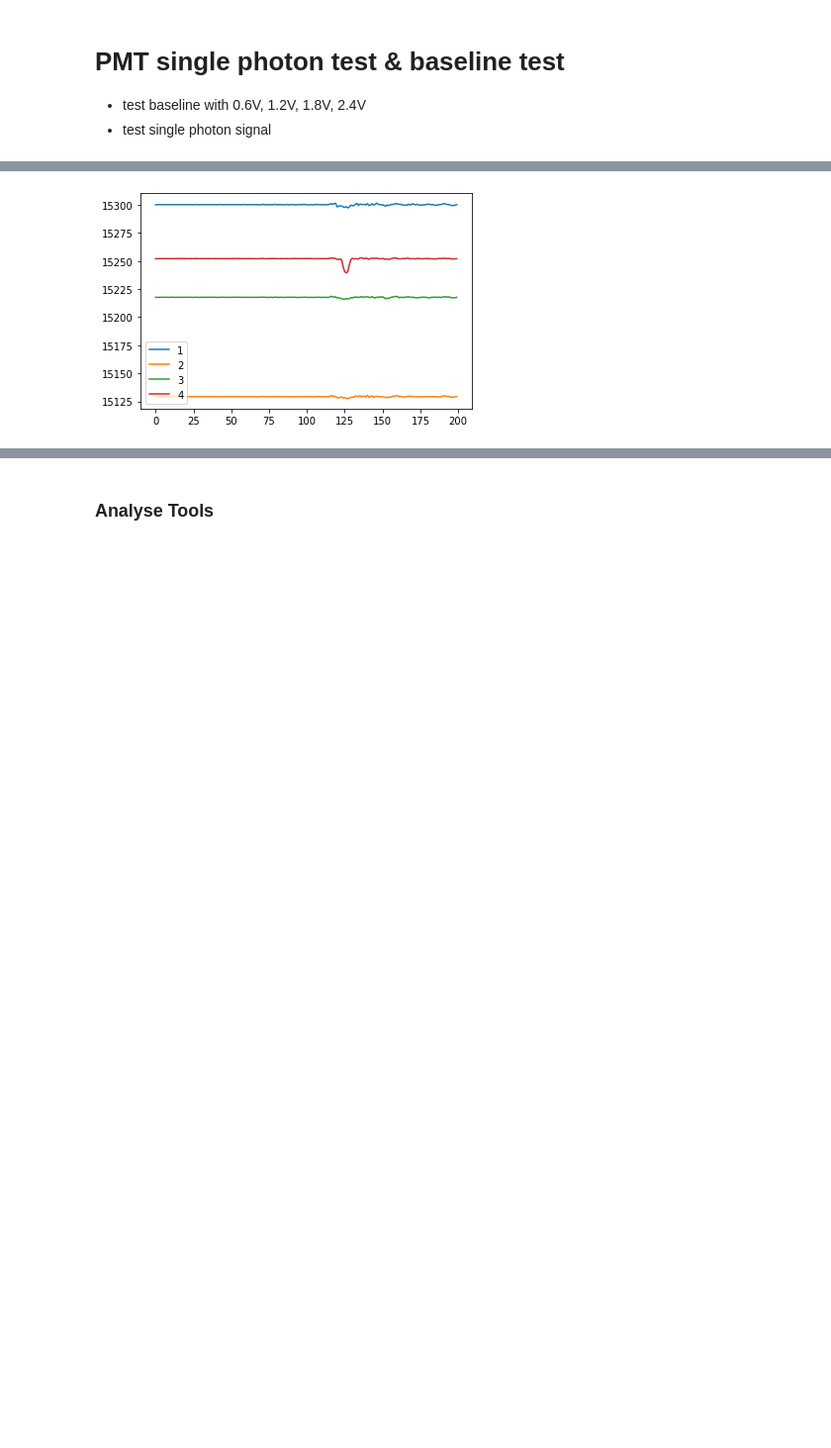
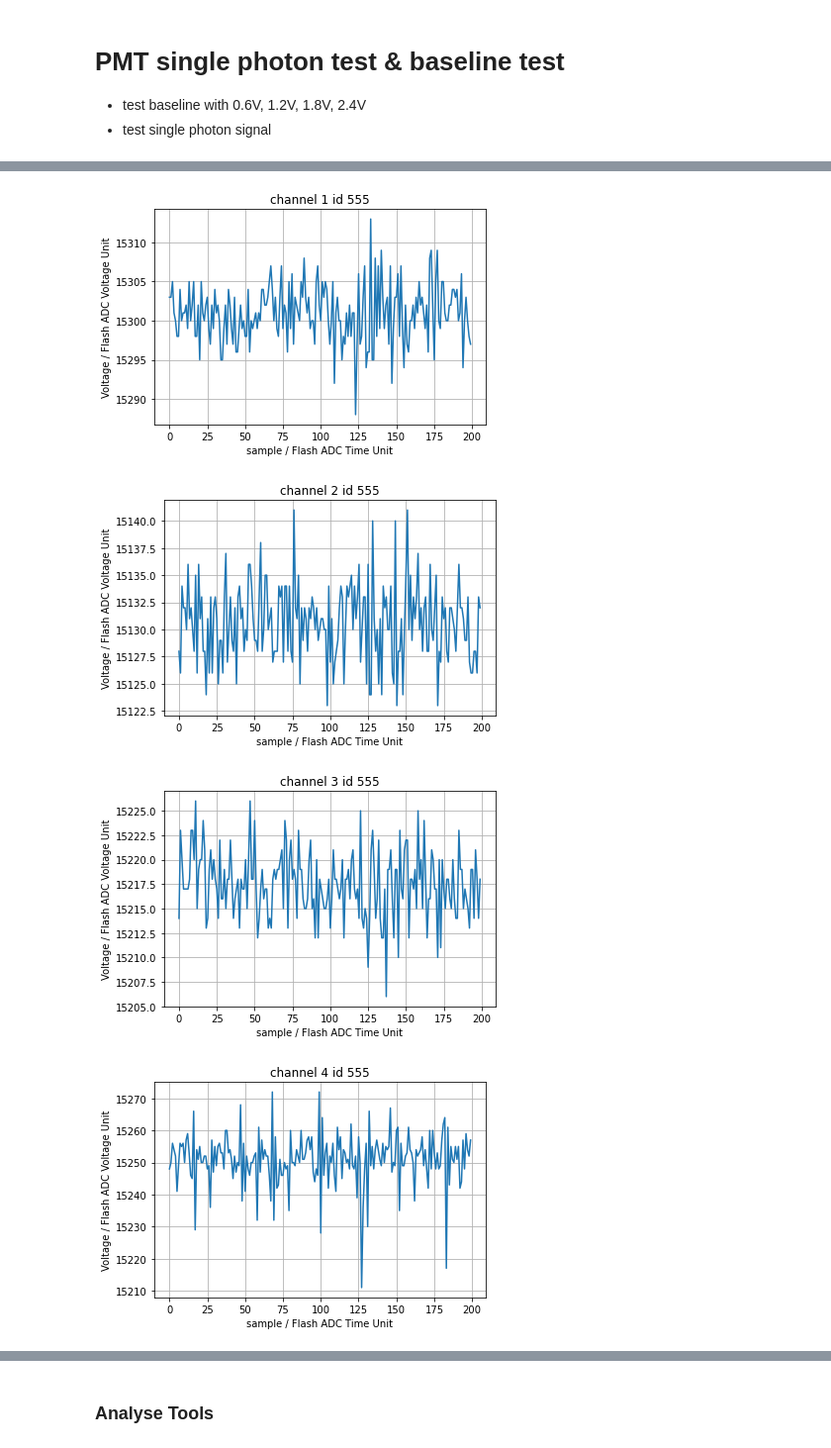
Before and after one commit to yfzhao20/PMT-Test, a Jupyter notebook: yfzhao/dist-analysis-v2.ipynb, the cells around one changed output, grey strips where cells are left out. Shown at 99% size. Drawn from its saved outputs; the diff is of its cells as text; code cells hidden in the pictures; blank space fills up the shorter version.

```diff
--- a/yfzhao/dist-analysis-v2.ipynb
+++ b/yfzhao/dist-analysis-v2.ipynb
@@ -102,5 +116,18 @@ def decode_file(file: str, ev = range(0, 1<<60), ch = range(0,64)):
 # %%
-def plot_signal(file: str, ev=(0, 10), ch=range(16), **kw):
+def plot_signal(file: str, ev=range(0, 3), ch=range(16), **kw):
+    """
+    Plot single signal.
+
+        Args:
+            file (str):
+                data source
+            ev (Iterable):
+                event range (default `range(0,10)`)
+            ch (Iterable):
+                channel range (default `range(0,16)`)
+            kw:
+                keyword args passed to `plt.plot()`
+    """
     for ch, ev_id, sig in decode_file(file, ev=ev, ch=ch):
         # print(ev_id, ch)
         plt.plot(sig, **kw)
@@ -109,5 +136,3 @@ def plot_signal(file: str, ev=(0, 10), ch=range(16), **kw):
         plt.ylabel('Voltage / Flash ADC Voltage Unit')
         plt.grid()
         plt.show()
-
-plot_signal(f"../../data/0710/265_850_0710V_raw_b0_seg0.bin", ev=(0,), ch=(1,2,3,4))
@@ -119,22 +138,0 @@ plot_signal(f"../../data/0710/265_850_0710V_raw_b0_seg0.bin", ev=(0,), ch=(1,2,3
-# %%
-def get_avg_sig(file: str):
-    """Get average signal from file
-
-    return: dict
-    """
-    sig_total = Counter()
-    sig_count = Counter()
-    for ch, ev, sig in decode_file(file):
-        sig_total[ch] += sig
-        sig_count[ch] = ev + 1
-    return {ch: sig_total[ch] / sig_count[ch] for ch in sig_total.keys()}
-
-avg_sig = get_avg_sig("../../data/0710/258_850_0710V_raw_b0_seg0.bin")
-legend = []
-for ch, sig in avg_sig.items():
-    plt.plot(sig)
-    legend.append(ch)
-plt.legend(legend)
-plt.show()
-# %% [output]
-[figure, removed]
@@ -254,0 +139,8 @@ plt_tot_signal(f"../../data/0710/254_850_0710V_raw_b0_seg0.bin",title= f'Signal
+# %%
+# Plot single signal
+plot_signal(f"../../data/0710/258_850_0710V_raw_b0_seg0.bin", ev=(555,), ch=(1,2,3,4))
+# %% [output]
+[figure, added]
+[figure, added]
+[figure, added]
+[figure, added]
```
Also changed, not shown: parts of 15 cells of this notebook.
